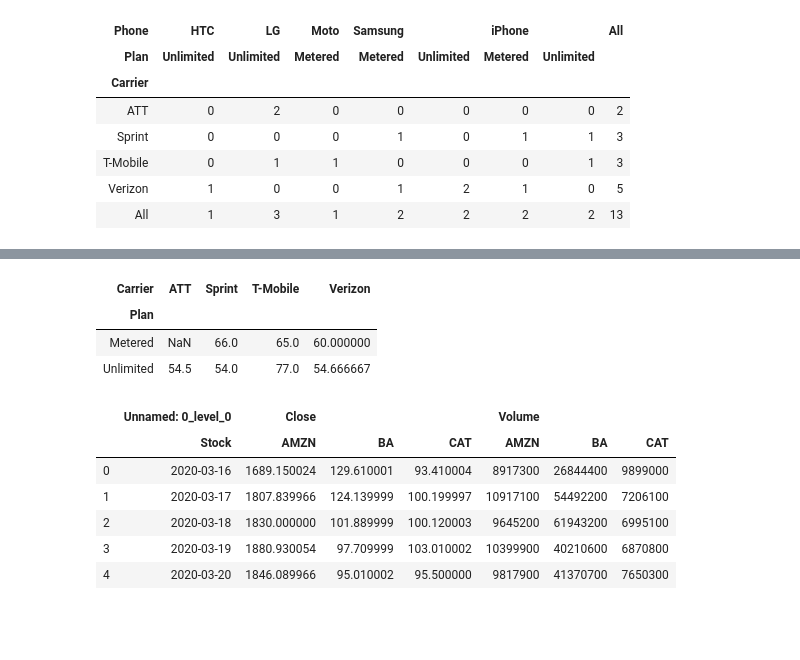
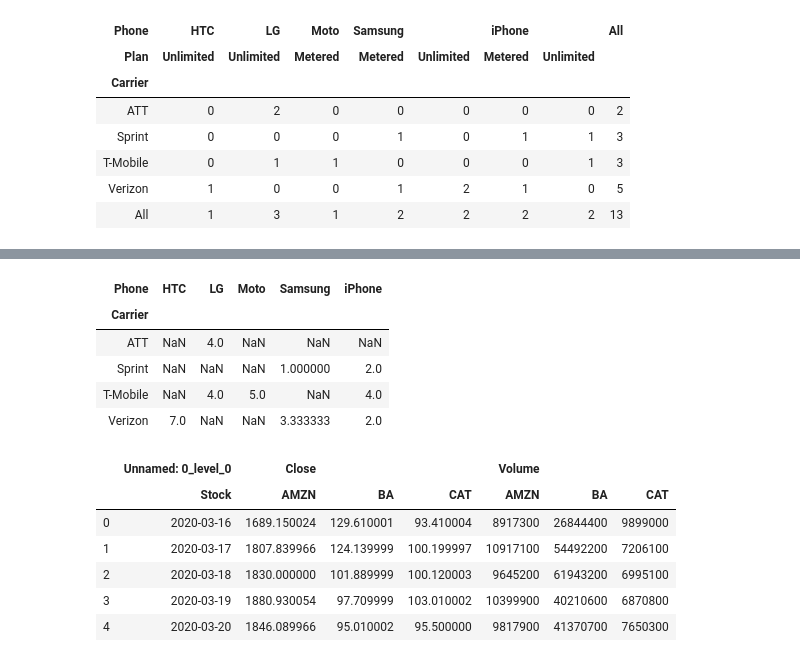
Before and after one commit to CamelAcademy/SamplePython, a Jupyter notebook: notebook/PY317 Pandas DataFrame Melt Stack Crosstab.ipynb, the cells around one changed output, grey strips where cells are left out. Drawn from its saved outputs; the diff is of its cells as text; code cells hidden in the pictures; blank space fills up the shorter version.

```diff
--- a/notebook/PY317 Pandas DataFrame Melt Stack Crosstab.ipynb
+++ b/notebook/PY317 Pandas DataFrame Melt Stack Crosstab.ipynb
@@ -116,11 +132,14 @@ pd.crosstab(df.Carrier,[df.Phone, df.Plan], margins=True) # Array
 # %%
+# use different aggregate function for cell values
 import numpy as np
-pd.crosstab(df.Plan, df.Carrier, values=df.Fees, aggfunc=np.mean)
+pd.crosstab(df.Carrier, df.Phone, values=df.Tenure, aggfunc=np.mean)
 # %% [output]
-| Carrier | ATT | Sprint | T-Mobile | Verizon |
-| Plan |  |  |  |  |
-| Metered | NaN | 66.0 | 65.0 | 60.000000 |
-| Unlimited | 54.5 | 54.0 | 77.0 | 54.666667 |
+| Phone | HTC | LG | Moto | Samsung | iPhone |
+| Carrier |  |  |  |  |  |
+| ATT | NaN | 4.0 | NaN | NaN | NaN |
+| Sprint | NaN | NaN | NaN | 1.000000 | 2.0 |
+| T-Mobile | NaN | 4.0 | 5.0 | NaN | 4.0 |
+| Verizon | 7.0 | NaN | NaN | 3.333333 | 2.0 |
 # %%
 df2 = pd.read_excel("stock_stack.xlsx", header=[0,1])
 df2
```
Also changed, not shown: parts of 17 cells of this notebook.
